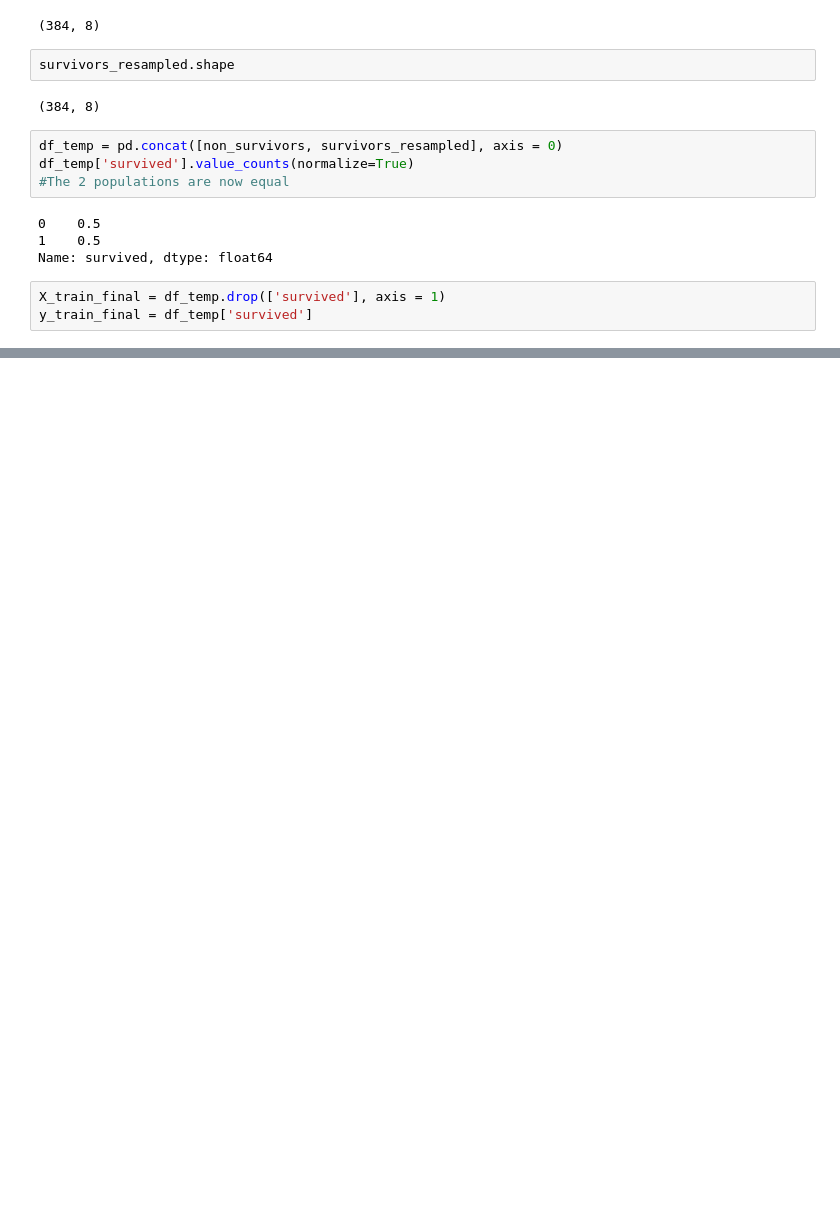
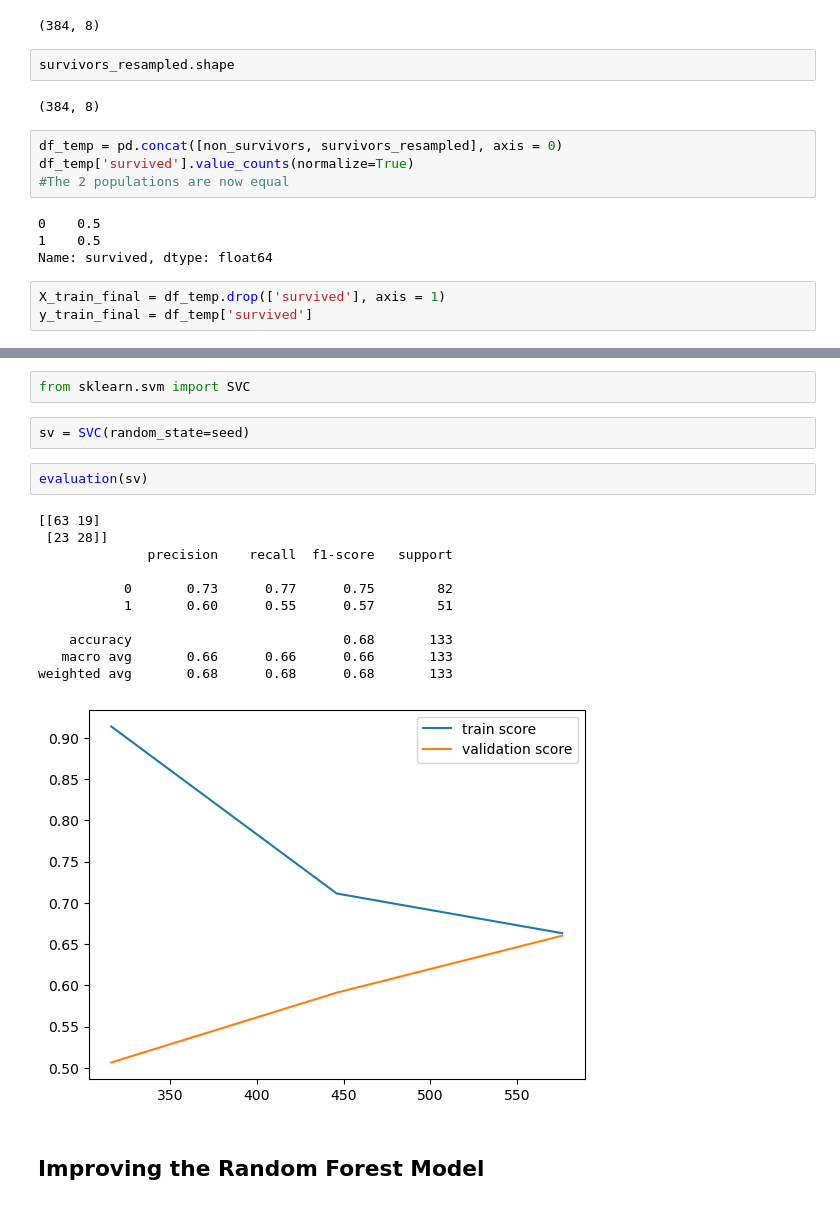
Before and after one commit to Nacim-B/Titanic, a Jupyter notebook: titanic_v3_advanced.ipynb, the cells around one changed output, grey strips where cells are left out. Cells and saved outputs as stored; diff of their text form; blank space fills up the shorter version.

```diff
--- a/titanic_v3_advanced.ipynb
+++ b/titanic_v3_advanced.ipynb
@@ -496,0 +568,20 @@ y_train_final = df_temp['survived']
+# %%
+from sklearn.svm import SVC
+# %%
+sv = SVC(random_state=seed)
+# %%
+evaluation(sv)
+# %% [output]
+[[63 19]
+ [23 28]]
+              precision    recall  f1-score   support
+
+           0       0.73      0.77      0.75        82
+           1       0.60      0.55      0.57        51
+
+    accuracy                           0.68       133
+   macro avg       0.66      0.66      0.66       133
+weighted avg       0.68      0.68      0.68       133
+[figure, added]
+# %% [markdown]
+## Improving the Random Forest Model
```
Also changed, not shown: parts of 11 cells of this notebook.
